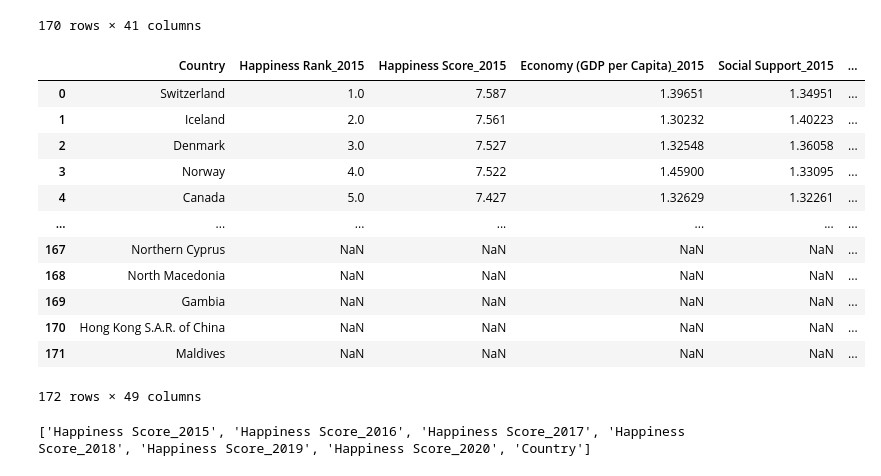
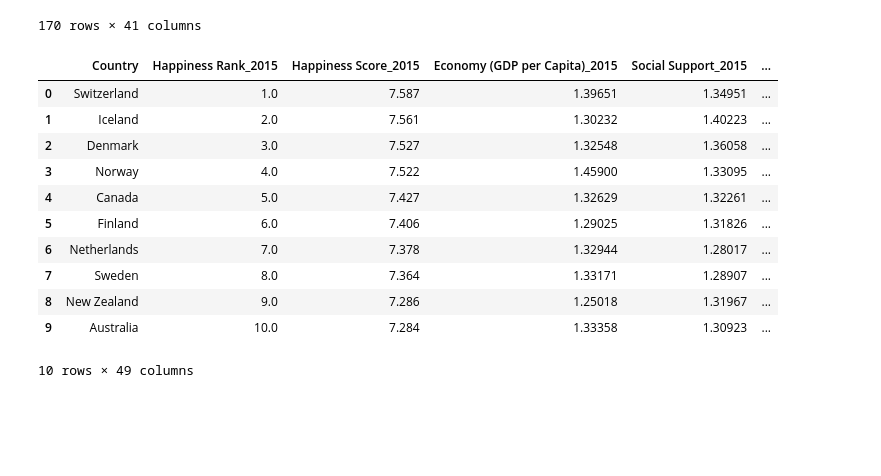
Before and after one commit to alexarnold630/Happiness_Index_Investigation, a Jupyter notebook: Happiness/Horizontal Merge Clean.ipynb, the cells around one changed output. Saved outputs shown, nothing was run; the diff lists cells and outputs as text; code cells hidden in the pictures; blank space fills up the shorter version.

Commit message:
Saved dataframes

```diff
--- a/Happiness/Horizontal Merge Clean.ipynb
+++ b/Happiness/Horizontal Merge Clean.ipynb
@@ -125,24 +100,17 @@ df_combo
 # %%
 df_combo = pd.merge(df_combo, df_2020, how="outer", on="Country").rename(columns={"Happiness Rank": "Happiness Rank_2020", "Happiness Score":"Happiness Score_2020", "Economy (GDP per Capita)": "Economy (GDP per Capita)_2020",
                                                                                  "Social Support": "Social Support_2020", "Health Life Expectancy": "Health Life Expectancy_2020", "Freedom": "Freedom_2020", "Trust (Government Corruption)": "Trust (Government Corruption)_2020", "Generosity": "Generosity_2020"})
-df_combo
+df_combo.head(10)
 # %% [output]
 |  | Country | Happiness Rank_2015 | Happiness Score_2015 | Economy (GDP per Capita)_2015 | Social Support_2015 | ... |
 | 0 | Switzerland | 1.0 | 7.587 | 1.39651 | 1.34951 | ... |
 | 1 | Iceland | 2.0 | 7.561 | 1.30232 | 1.40223 | ... |
 | 2 | Denmark | 3.0 | 7.527 | 1.32548 | 1.36058 | ... |
 | 3 | Norway | 4.0 | 7.522 | 1.45900 | 1.33095 | ... |
 | 4 | Canada | 5.0 | 7.427 | 1.32629 | 1.32261 | ... |
-| ... | ... | ... | ... | ... | ... | ... |
-| 167 | Northern Cyprus | NaN | NaN | NaN | NaN | ... |
-| 168 | North Macedonia | NaN | NaN | NaN | NaN | ... |
-| 169 | Gambia | NaN | NaN | NaN | NaN | ... |
-| 170 | Hong Kong S.A.R. of China | NaN | NaN | NaN | NaN | ... |
-| 171 | Maldives | NaN | NaN | NaN | NaN | ... |
+| 5 | Finland | 6.0 | 7.406 | 1.29025 | 1.31826 | ... |
+| 6 | Netherlands | 7.0 | 7.378 | 1.32944 | 1.28017 | ... |
+| 7 | Sweden | 8.0 | 7.364 | 1.33171 | 1.28907 | ... |
+| 8 | New Zealand | 9.0 | 7.286 | 1.25018 | 1.31967 | ... |
+| 9 | Australia | 10.0 | 7.284 | 1.33358 | 1.30923 | ... |
-172 rows × 49 columns
+10 rows × 49 columns
-# %%
-cols=[x for x in df_combo.columns if "Happiness Score" in x]
-cols.append("Country")
-print(cols)
-# %% [output]
-['Happiness Score_2015', 'Happiness Score_2016', 'Happiness Score_2017', 'Happiness Score_2018', 'Happiness Score_2019', 'Happiness Score_2020', 'Country']
```
Also changed, not shown: parts of 7 cells of this notebook, 6 other files.
